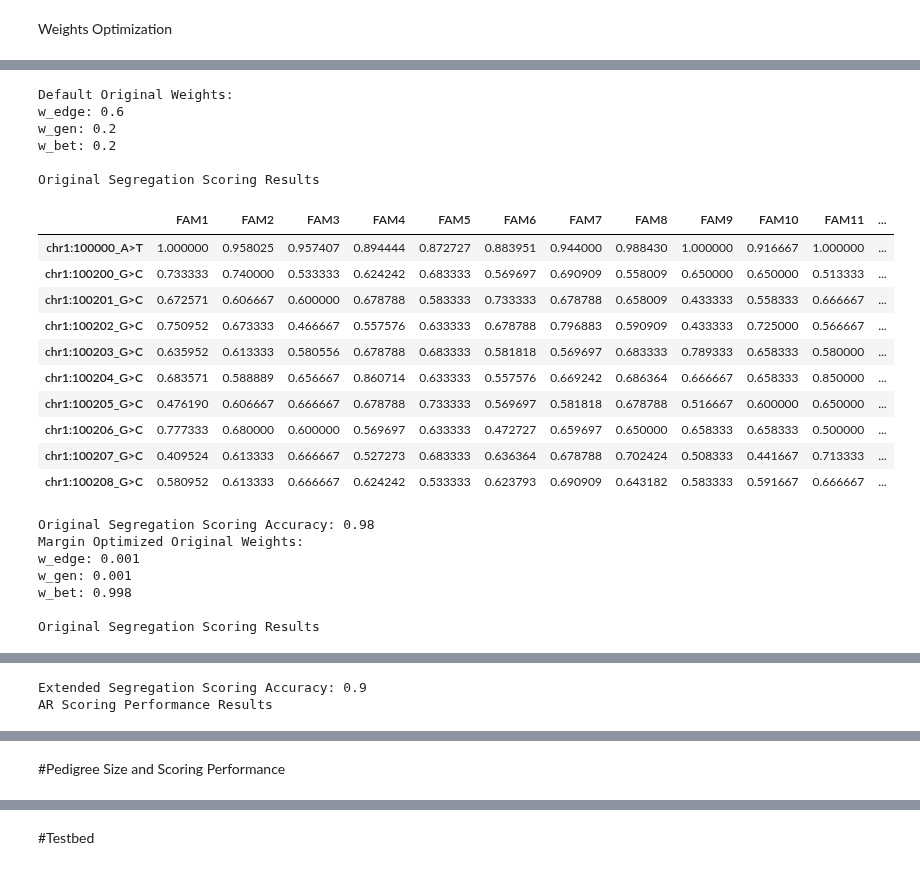
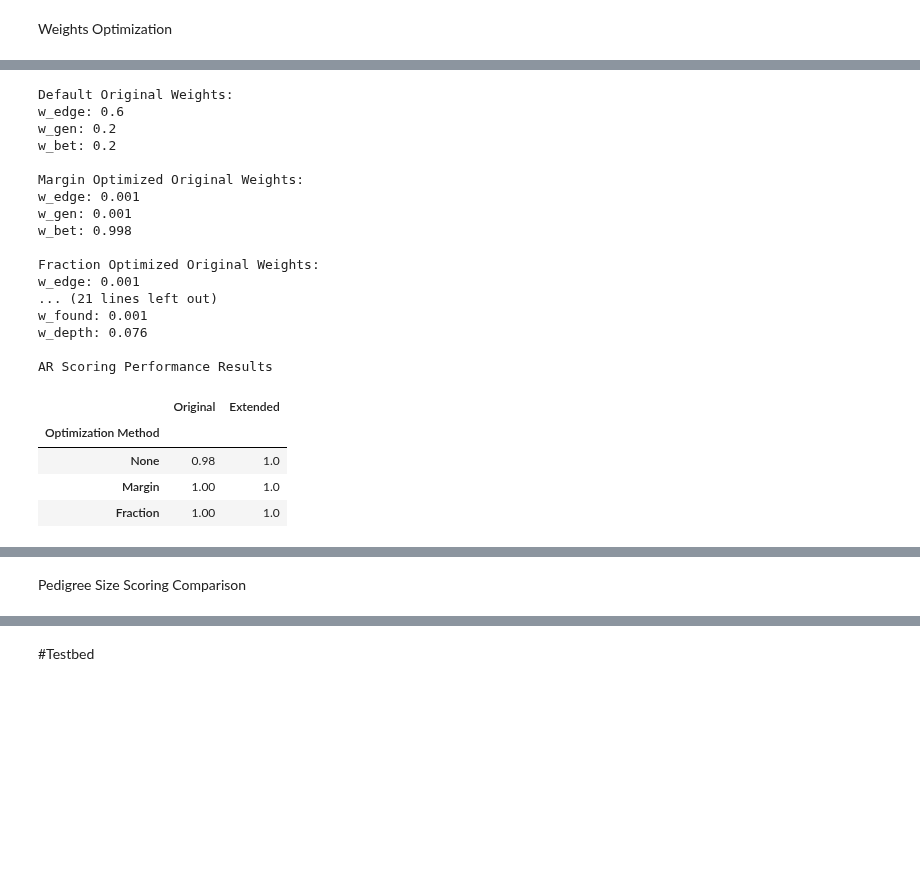
Before and after one commit to taylorngt/PedNet, a Jupyter notebook: SegregationScoring.ipynb, the cells around one changed output, grey strips where cells are left out. Saved outputs shown, nothing was run; the diff lists cells and outputs as text; code cells hidden in the pictures; blank space fills up the shorter version.

```diff
--- a/SegregationScoring.ipynb
+++ b/SegregationScoring.ipynb
@@ -805,7 +890,14 @@ def pedigree_group_generator(pedigree_count, mode, max_children, generation_coun
                                           mode= mode,
                                           n_bg= n_bg,
                                           linked_variant_gt_skeleton= linked_variant_gt_skeleton)
-        Fam_Data_Dict[FamilyID] = {'PedGraph': ped_dg, 'VarTable': var_dict}
+        cat_score_dict = {}
+        for VarID in var_dict.keys():
+            _, cat_score_dict[VarID] = segregation_network_score(G= ped_dg,
+                                                                 gt= var_dict[VarID],
+                                                                 mode= mode,
+                                                                 Scoring_Method= 'Extended')
+
+        Fam_Data_Dict[FamilyID] = {'PedGraph': ped_dg, 'VarTable': var_dict, 'CategoricalScores': cat_score_dict}
     return Fam_Data_Dict
 # %%
 ped_AD = '''\
@@ -1364,7 +1371,6 @@ def segregation_scoring_wrapper(Multi_Ped_Dict: dict,
                 'w_gen': 0.2,
                 'w_bet': 0.2
             }
-            print(f'Default {Scoring_Method} Weights:')
         elif Scoring_Method == 'Extended':
             weights= {
                 'w_edge': 0.6,
@@ -1373,9 +1379,9 @@ def segregation_scoring_wrapper(Multi_Ped_Dict: dict,
                 'w_found': 0.1,
                 'w_depth': 0.1,
             }
+        if Optimization_Method == 'None':
             print(f'Default {Scoring_Method} Weights:')
-
-        if Optimization_Method == 'Margin' or Optimization_Method == 'Fraction':
+        elif Optimization_Method == 'Margin' or Optimization_Method == 'Fraction':
             initial_guess = []
             for weight_name in weight_names:
                 initial_guess.append(weights[weight_name])
@@ -1398,6 +1404,8 @@ def segregation_scoring_wrapper(Multi_Ped_Dict: dict,
                                           mode= agreed_mode,
                                           initial_guess= initial_guess)
             print(f'{Optimization_Method} Optimized {Scoring_Method} Weights:')
+        else:
+            raise NotImplementedError(f'Invalid Optimization Method: {Optimization_Method}')
 
 
 
@@ -1409,24 +1417,30 @@ def segregation_scoring_wrapper(Multi_Ped_Dict: dict,
 
     All_Family_Score_df = pd.DataFrame(columns=Multi_Ped_Dict.keys())
     for FamilyID in Multi_Ped_Dict.keys():
+
         PedGraph, VarTable = Multi_Ped_Dict[FamilyID]['PedGraph'], Multi_Ped_Dict[FamilyID]['VarTable']
+
         if not Known_Mode:
             pred_mode = Multi_Ped_Dict[FamilyID]['pred_mode']
         else:
             pred_mode = Known_Mode
 
+        CategoricalScores = Multi_Ped_Dict[FamilyID]['CategoricalScores']
         #convert uncertain classified pedigrees to AD (can change scoring to accomodate later)
         #currently using agreed mode for scoring parameter so should not matter
         if pred_mode == 'Uncertain':
            pred_mode = 'AD'
 
-        Multi_Ped_Dict[FamilyID][Scoring_Method] = {
-                            VarID: segregation_network_score(G= PedGraph,
-                                                              gt= VarTable[VarID],
-                                                              mode= agreed_mode,
-                                                              Scoring_Method= Scoring_Method,
-                                                              weights= weights)
-                            for VarID in VarTable.keys()}
+        Multi_Ped_Dict[FamilyID][Scoring_Method] = {}
+        for VarID in VarTable.keys():
+            score, _ = segregation_network_score(G= PedGraph,
+                                                  gt= VarTable[VarID],
+                                                  mode= agreed_mode,
+                                                  Scoring_Method= Scoring_Method,
+                                                  weights= weights,
+                                                  categorical_scores= CategoricalScores[VarID])
+            Multi_Ped_Dict[FamilyID][Scoring_Method][VarID] = score
+
 
         All_Family_Score_df[FamilyID] = Multi_Ped_Dict[FamilyID][Scoring_Method]
 
@@ -1515,32 +1538,30 @@ Default Extended Weights:
 # %%
 segregation_scoring_performance_test(Generation_Count= 3,
-                                     Pedigree_Count= 100,
+                                     Pedigree_Count= 50,
                                      Variant_Count= 10,
                                      Mode= 'AR',
                                      Max_Children= 3,
                                      Verbose= True)
 # %% [output]
 Default Original Weights:
 w_edge: 0.6
 w_gen: 0.2
 w_bet: 0.2
 
-Original Segregation Scoring Results
+Margin Optimized Original Weights:
+w_edge: 0.001
+w_gen: 0.001
+w_bet: 0.998
+
+Fraction Optimized Original Weights:
+w_edge: 0.001
+... (21 lines left out)
+w_found: 0.001
+w_depth: 0.076
+
+AR Scoring Performance Results
-|  | FAM1 | FAM2 | FAM3 | FAM4 | FAM5 | FAM6 | FAM7 | FAM8 | FAM9 | FAM10 | FAM11 | ... |
-| chr1:100000_A>T | 1.000000 | 0.958025 | 0.957407 | 0.894444 | 0.872727 | 0.883951 | 0.944000 | 0.988430 | 1.000000 | 0.916667 | 1.000000 | ... |
-| chr1:100200_G>C | 0.733333 | 0.740000 | 0.533333 | 0.624242 | 0.683333 | 0.569697 | 0.690909 | 0.558009 | 0.650000 | 0.650000 | 0.513333 | ... |
-| chr1:100201_G>C | 0.672571 | 0.606667 | 0.600000 | 0.678788 | 0.583333 | 0.733333 | 0.678788 | 0.658009 | 0.433333 | 0.558333 | 0.666667 | ... |
-| chr1:100202_G>C | 0.750952 | 0.673333 | 0.466667 | 0.557576 | 0.633333 | 0.678788 | 0.796883 | 0.590909 | 0.433333 | 0.725000 | 0.566667 | ... |
-| chr1:100203_G>C | 0.635952 | 0.613333 | 0.580556 | 0.678788 | 0.683333 | 0.581818 | 0.569697 | 0.683333 | 0.789333 | 0.658333 | 0.580000 | ... |
-| chr1:100204_G>C | 0.683571 | 0.588889 | 0.656667 | 0.860714 | 0.633333 | 0.557576 | 0.669242 | 0.686364 | 0.666667 | 0.658333 | 0.850000 | ... |
-| chr1:100205_G>C | 0.476190 | 0.606667 | 0.666667 | 0.678788 | 0.733333 | 0.569697 | 0.581818 | 0.678788 | 0.516667 | 0.600000 | 0.650000 | ... |
-| chr1:100206_G>C | 0.777333 | 0.680000 | 0.600000 | 0.569697 | 0.633333 | 0.472727 | 0.659697 | 0.650000 | 0.658333 | 0.658333 | 0.500000 | ... |
-| chr1:100207_G>C | 0.409524 | 0.613333 | 0.666667 | 0.527273 | 0.683333 | 0.636364 | 0.678788 | 0.702424 | 0.508333 | 0.441667 | 0.713333 | ... |
-| chr1:100208_G>C | 0.580952 | 0.613333 | 0.666667 | 0.624242 | 0.533333 | 0.623793 | 0.690909 | 0.643182 | 0.583333 | 0.591667 | 0.666667 | ... |
+|  | Original | Extended |
+| Optimization Method |  |  |
+| None | 0.98 | 1.0 |
+| Margin | 1.00 | 1.0 |
+| Fraction | 1.00 | 1.0 |
-Original Segregation Scoring Accuracy: 0.98
-Margin Optimized Original Weights:
-w_edge: 0.001
-w_gen: 0.001
-w_bet: 0.998
-
-Original Segregation Scoring Results
@@ -1636,2 +1567,0 @@ Extended Segregation Scoring Results
-Extended Segregation Scoring Accuracy: 0.9
-AR Scoring Performance Results
@@ -1643,5 +1568,5 @@ AR Scoring Performance Results
-# %% [markdown]
-#Pedigree Size and Scoring Performance
+# %% [markdown]
+Pedigree Size Scoring Comparison
 # %%
 def pedigree_size_performance_test(Generation_Range,
                                    Pedigree_Count,
```
Also changed, not shown: parts of 21 cells of this notebook.
